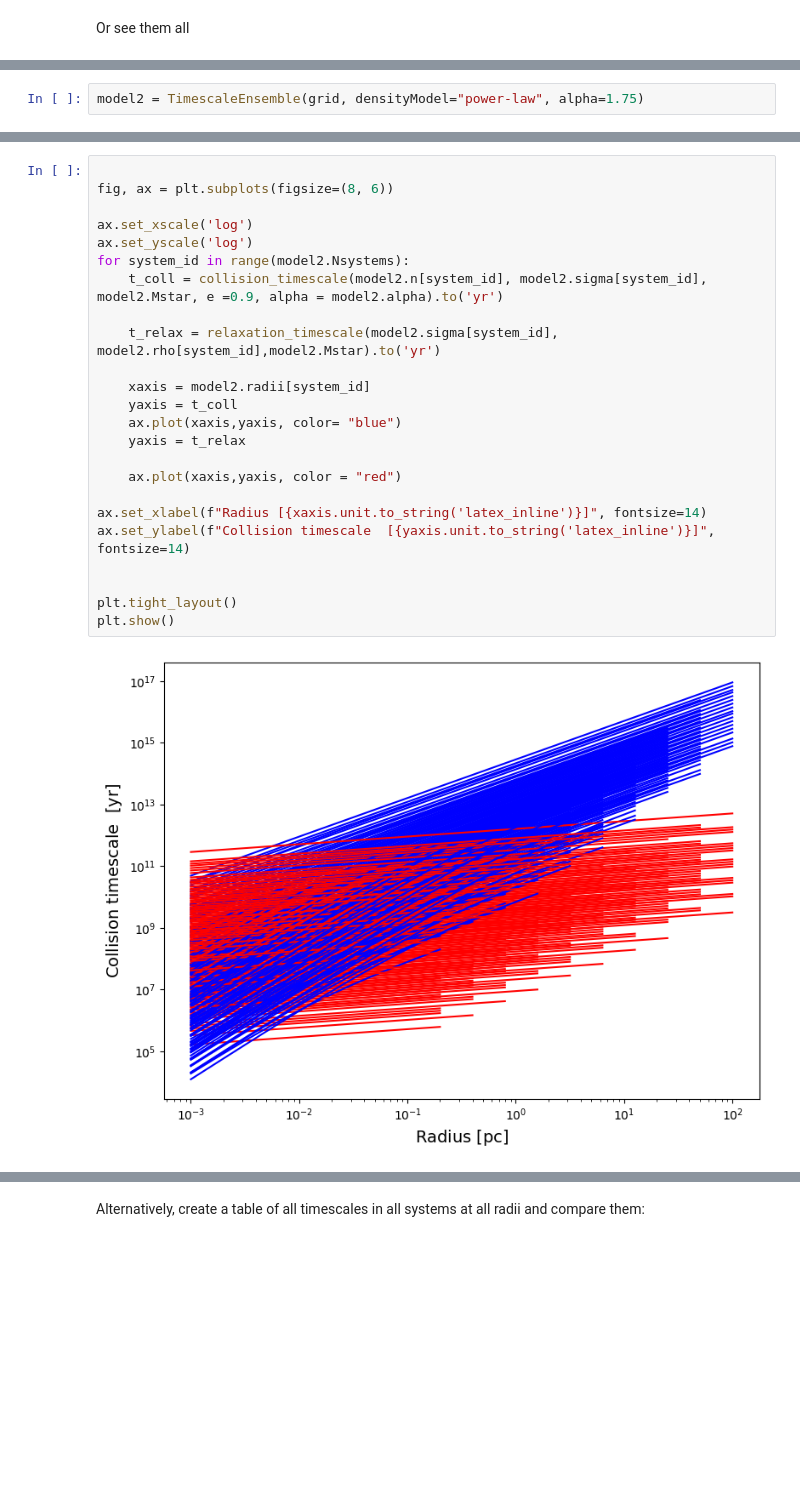
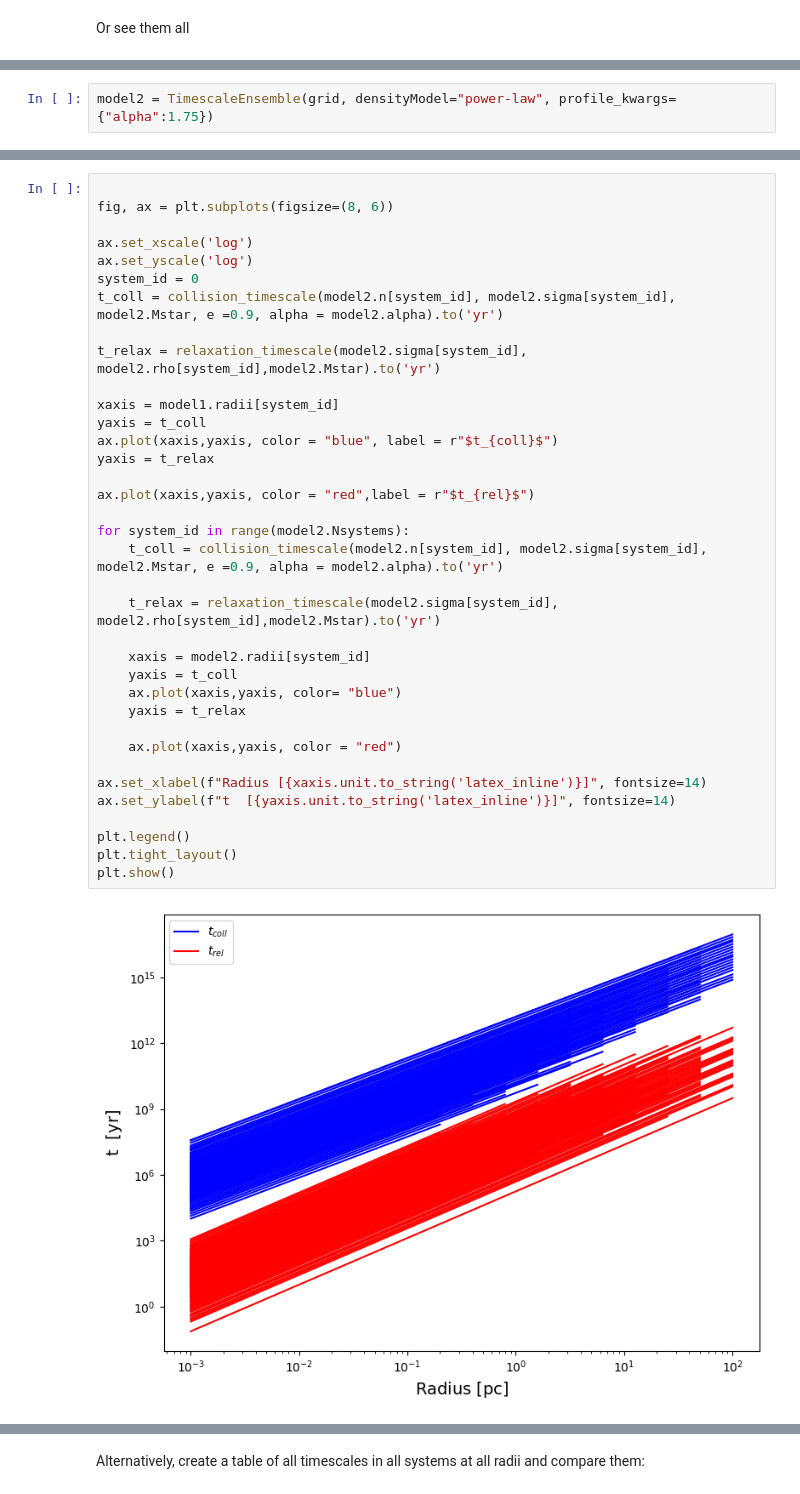
Before and after one commit to astro-claire/model-timescales, a Jupyter notebook: examples/compare_timescales.ipynb, the cells around one changed output, grey strips where cells are left out. Saved outputs shown, nothing was run; the diff lists cells and outputs as text; blank space fills up the shorter version.

```diff
--- a/examples/compare_timescales.ipynb
+++ b/examples/compare_timescales.ipynb
@@ -124,2 +147,2 @@ plt.show()
 # %%
-model2 = TimescaleEnsemble(grid, densityModel="power-law", alpha=1.75)
+model2 = TimescaleEnsemble(grid, densityModel="power-law", profile_kwargs={"alpha":1.75})
@@ -126,29 +153,41 @@ model2 = TimescaleEnsemble(grid, densityModel="power-law", alpha=1.75)
 # %%
 
 fig, ax = plt.subplots(figsize=(8, 6))
 
 ax.set_xscale('log')
 ax.set_yscale('log')
+system_id = 0
+t_coll = collision_timescale(model2.n[system_id], model2.sigma[system_id], model2.Mstar, e =0.9, alpha = model2.alpha).to('yr')
+
+t_relax = relaxation_timescale(model2.sigma[system_id], model2.rho[system_id],model2.Mstar).to('yr')
+
+xaxis = model1.radii[system_id]
+yaxis = t_coll
+ax.plot(xaxis,yaxis, color = "blue", label = r"$t_{coll}$")
+yaxis = t_relax
+
+ax.plot(xaxis,yaxis, color = "red",label = r"$t_{rel}$")
+
 for system_id in range(model2.Nsystems):
     t_coll = collision_timescale(model2.n[system_id], model2.sigma[system_id], model2.Mstar, e =0.9, alpha = model2.alpha).to('yr')
 
     t_relax = relaxation_timescale(model2.sigma[system_id], model2.rho[system_id],model2.Mstar).to('yr')
 
     xaxis = model2.radii[system_id]
     yaxis = t_coll
     ax.plot(xaxis,yaxis, color= "blue")
     yaxis = t_relax
 
     ax.plot(xaxis,yaxis, color = "red")
 
 ax.set_xlabel(f"Radius [{xaxis.unit.to_string('latex_inline')}]", fontsize=14)
-ax.set_ylabel(f"Collision timescale  [{yaxis.unit.to_string('latex_inline')}]", fontsize=14)
+ax.set_ylabel(f"t  [{yaxis.unit.to_string('latex_inline')}]", fontsize=14)
 
-
+plt.legend()
 plt.tight_layout()
 plt.show()
 # %% [output]
-[figure, old version]
+[figure, new version]
 # %%
 
 fig, ax = plt.subplots(figsize=(8, 6))
```
Also changed, not shown: parts of 8 cells of this notebook.
